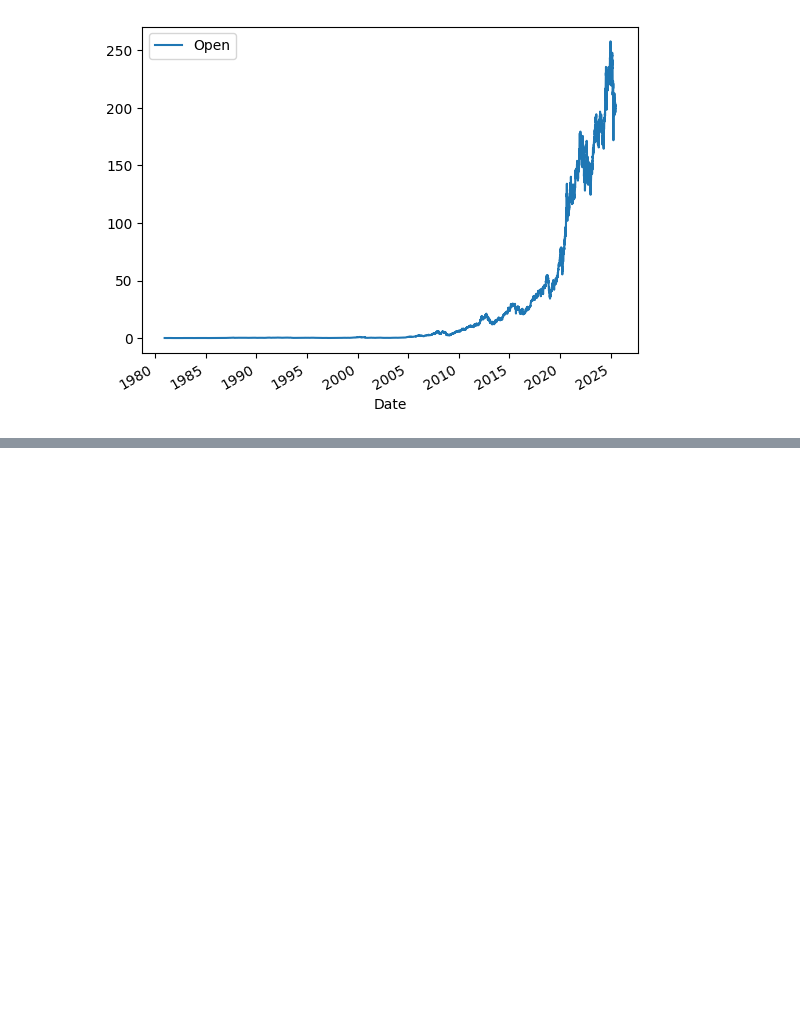
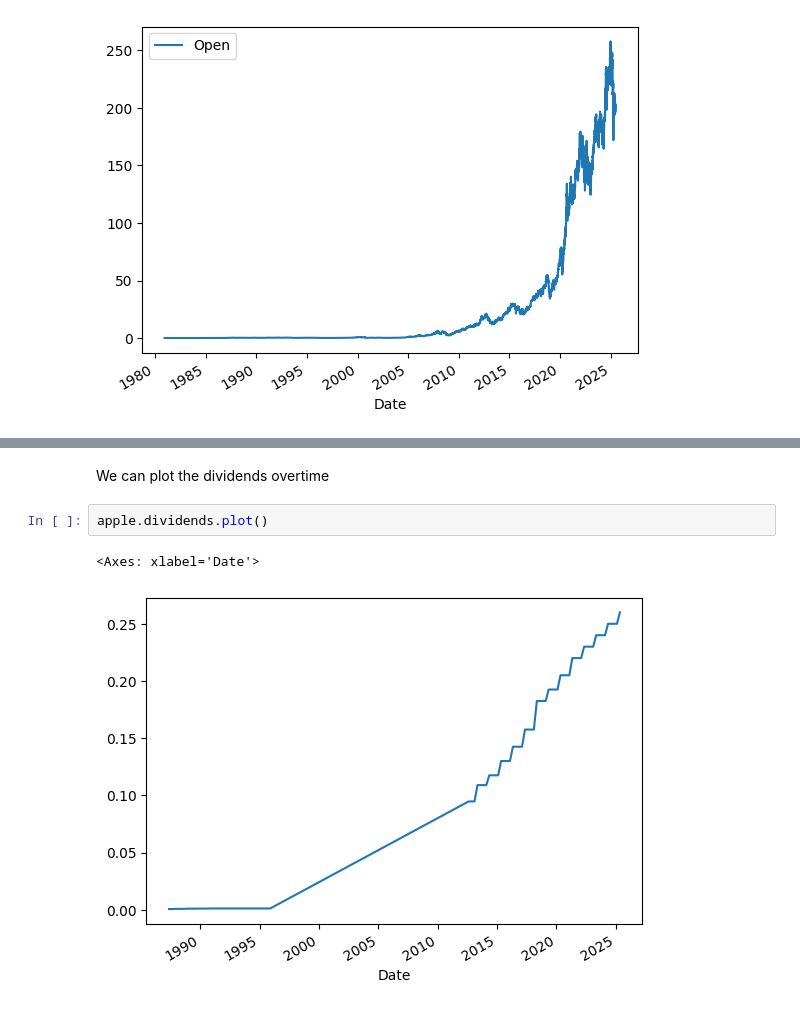
Before and after one commit to Neozs/StockMarketDashboard, a Jupyter notebook: InvestmentFirm.ipynb, the cells around one changed output, grey strips where cells are left out. Saved outputs shown, nothing was run; the diff lists cells and outputs as text; blank space fills up the shorter version.

Commit message:
Dividends data extracted and ploted

```diff
--- a/InvestmentFirm.ipynb
+++ b/InvestmentFirm.ipynb
@@ -134,0 +155,7 @@ apple_share_price_data.plot(x="Date", y="Open")
+# %% [markdown]
+We can plot the dividends overtime
+# %%
+apple.dividends.plot()
+# %% [output]
+<Axes: xlabel='Date'>
+[figure, added]
```
Also changed, not shown: parts of 3 cells of this notebook.
